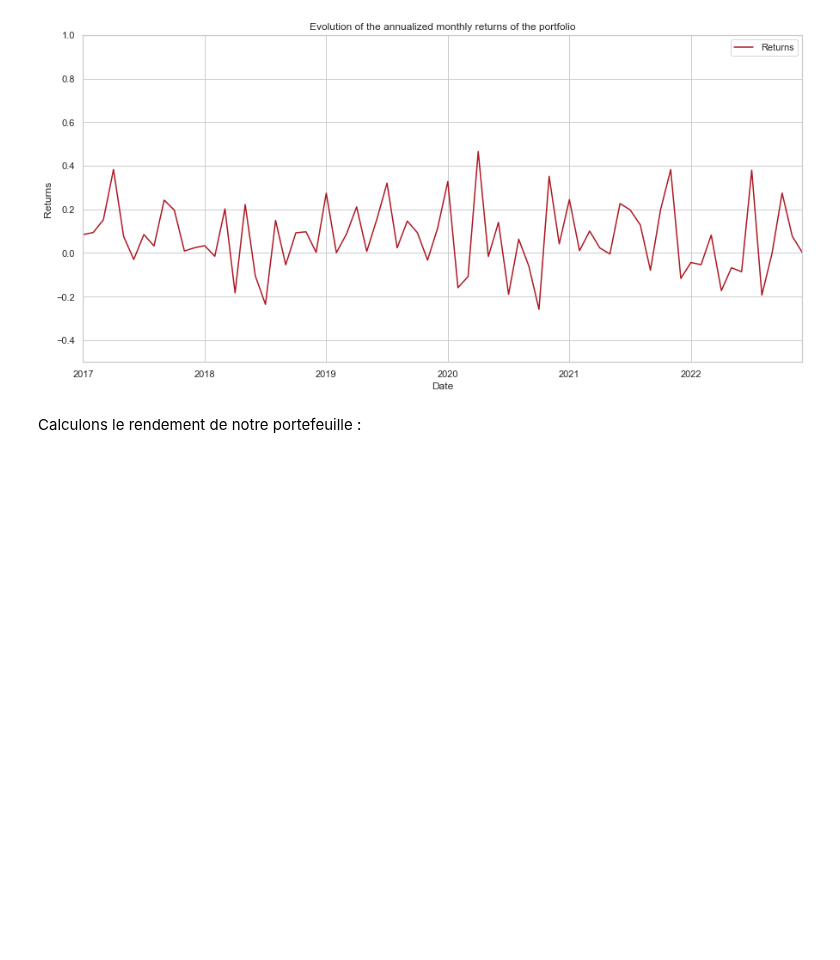
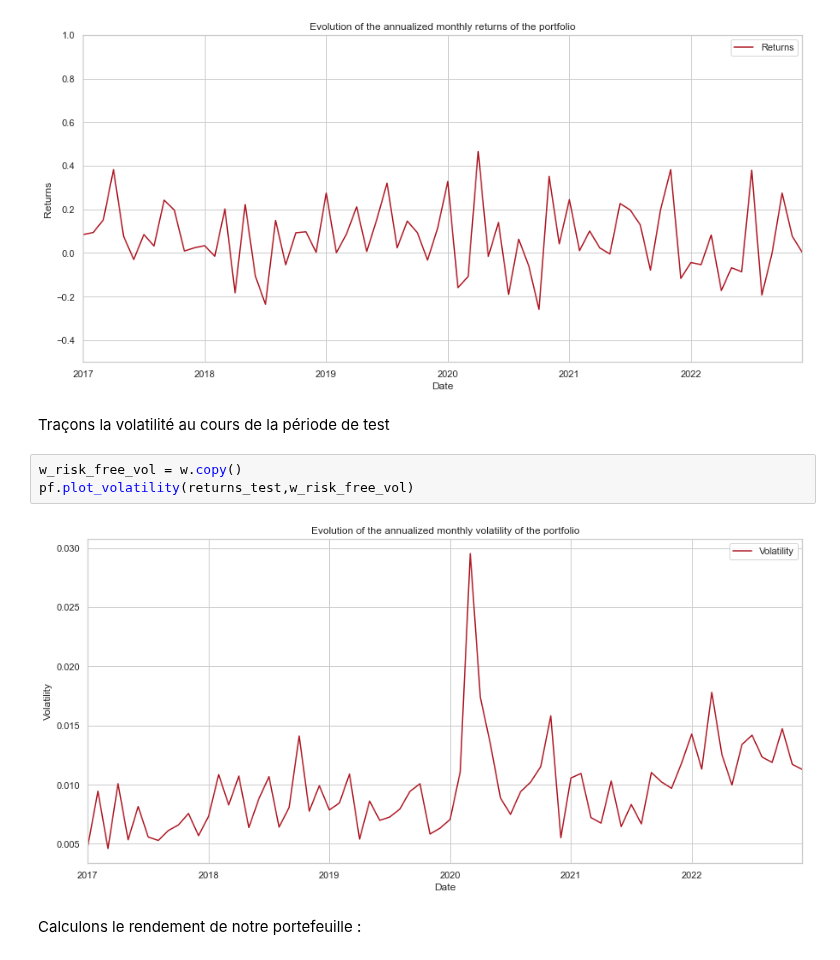
Before and after one commit to Simzer994/Portfolio-Project, a Jupyter notebook: Portfolio.ipynb, the cells around one changed output. Saved outputs shown, nothing was run; the diff lists cells and outputs as text; blank space fills up the shorter version.

```diff
--- a/Portfolio.ipynb
+++ b/Portfolio.ipynb
@@ -94,6 +94,13 @@ w_risk_free = w.copy()
 pf.plot_returns(returns_test,w_risk_free,risk_free=0.02624)
 # %% [output]
 [figure]
+# %% [markdown]
+Traçons la volatilité au cours de la période de test
+# %%
+w_risk_free_vol = w.copy()
+pf.plot_volatility(returns_test,w_risk_free_vol)
+# %% [output]
+[figure, added]
 # %% [markdown]
 Calculons le rendement de notre portefeuille :
 # %%
```
Also changed, not shown: 2 other files.
